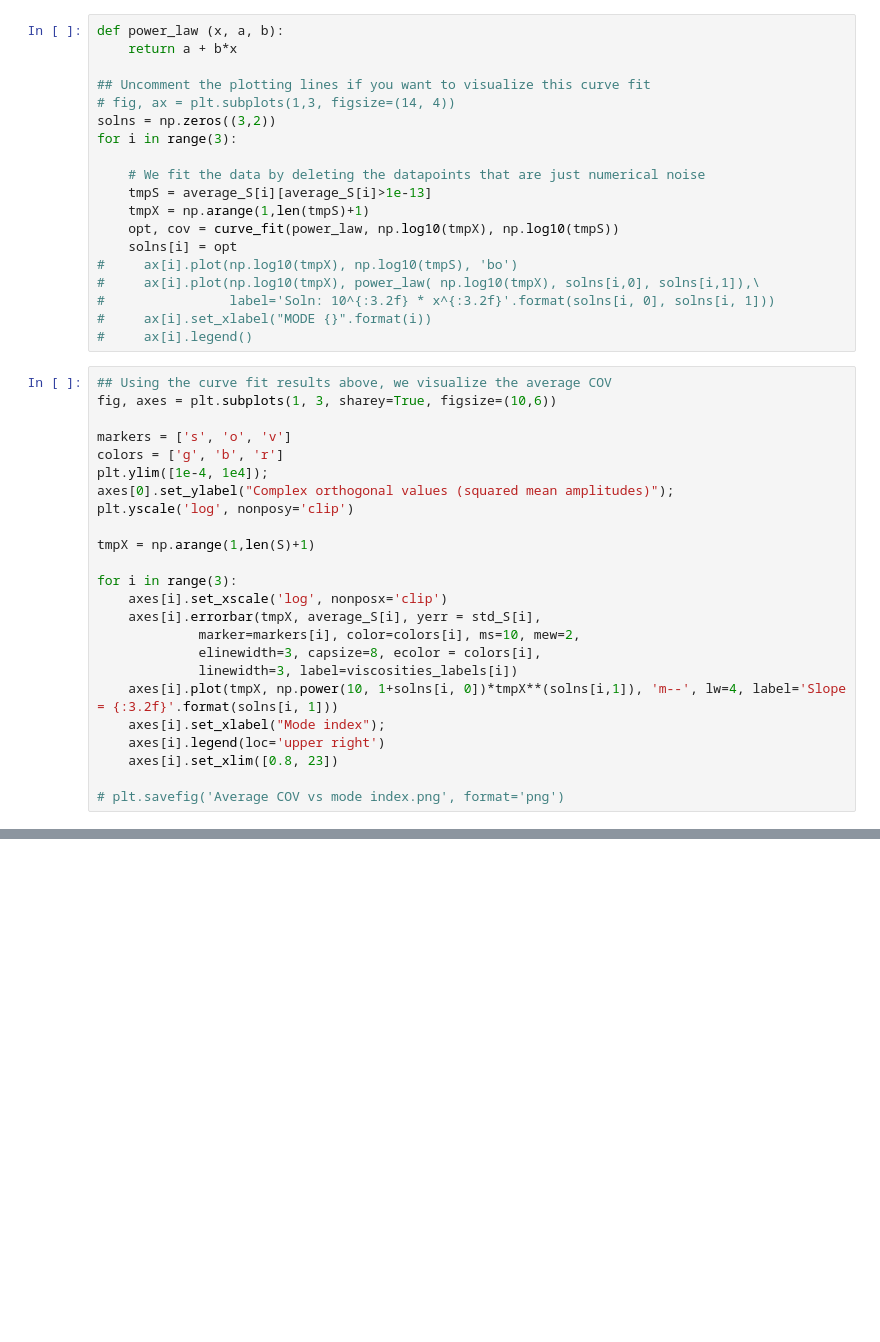
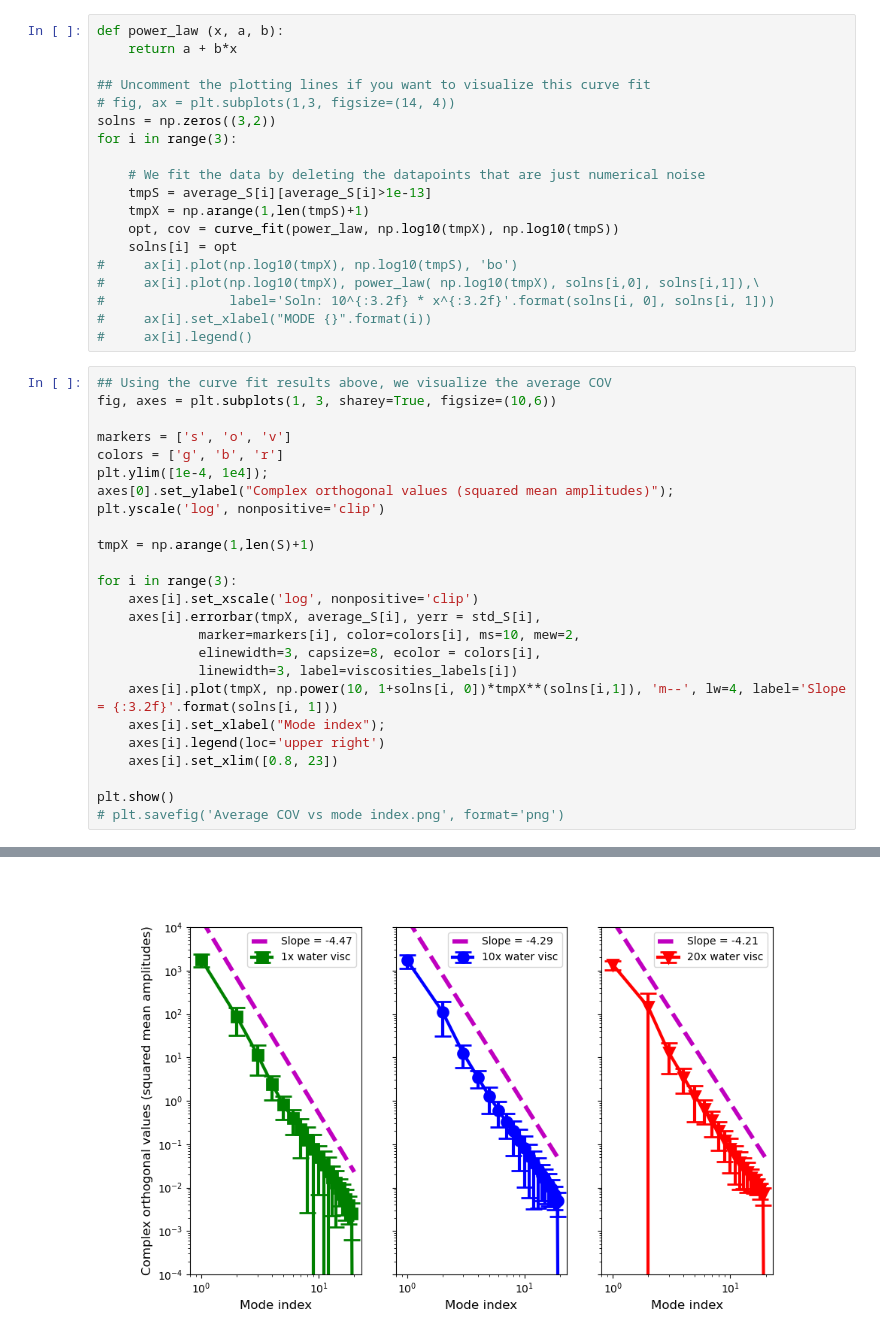
Before and after one commit to tytell/Viscosity, a Jupyter notebook: Lamprey_COD-Part_II_Initial_COD.ipynb, the cells around one changed output, grey strips where cells are left out. Saved outputs shown, nothing was run; the diff lists cells and outputs as text; blank space fills up the shorter version.

```diff
--- a/Lamprey_COD-Part_II_Initial_COD.ipynb
+++ b/Lamprey_COD-Part_II_Initial_COD.ipynb
@@ -384,12 +393,12 @@ markers = ['s', 'o', 'v']
 colors = ['g', 'b', 'r']
 plt.ylim([1e-4, 1e4]);
 axes[0].set_ylabel("Complex orthogonal values (squared mean amplitudes)");
-plt.yscale('log', nonposy='clip')
+plt.yscale('log', nonpositive='clip')
 
 tmpX = np.arange(1,len(S)+1)
 
 for i in range(3):
-    axes[i].set_xscale('log', nonposx='clip')
+    axes[i].set_xscale('log', nonpositive='clip')
     axes[i].errorbar(tmpX, average_S[i], yerr = std_S[i],
              marker=markers[i], color=colors[i], ms=10, mew=2,
              elinewidth=3, capsize=8, ecolor = colors[i],
@@ -399,5 +408,6 @@ for i in range(3):
     axes[i].legend(loc='upper right')
     axes[i].set_xlim([0.8, 23])
 
+plt.show()
 # plt.savefig('Average COV vs mode index.png', format='png')
 # %% [output]
@@ -405,0 +414 @@ for i in range(3):
+[figure, added]
```
Also changed, not shown: parts of 12 cells of this notebook, 2 other files.
